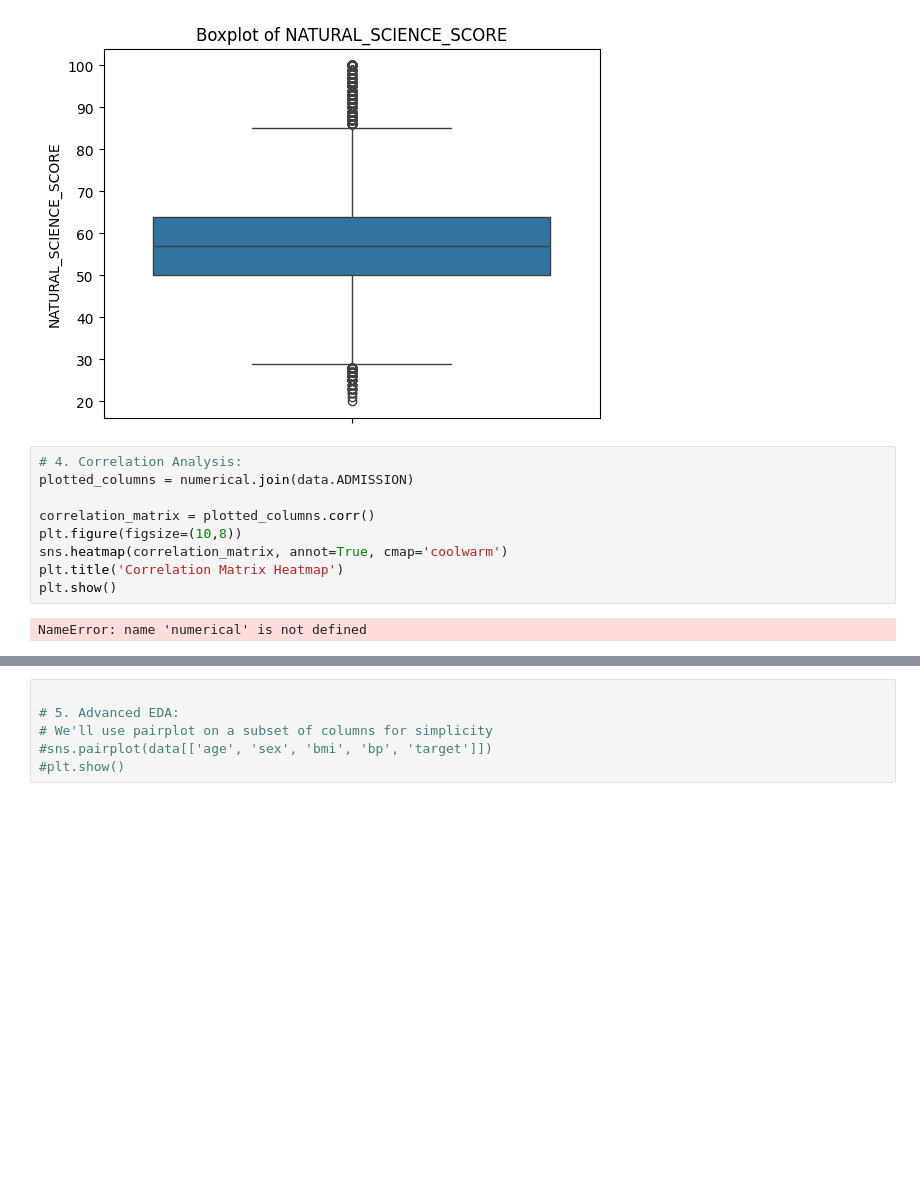
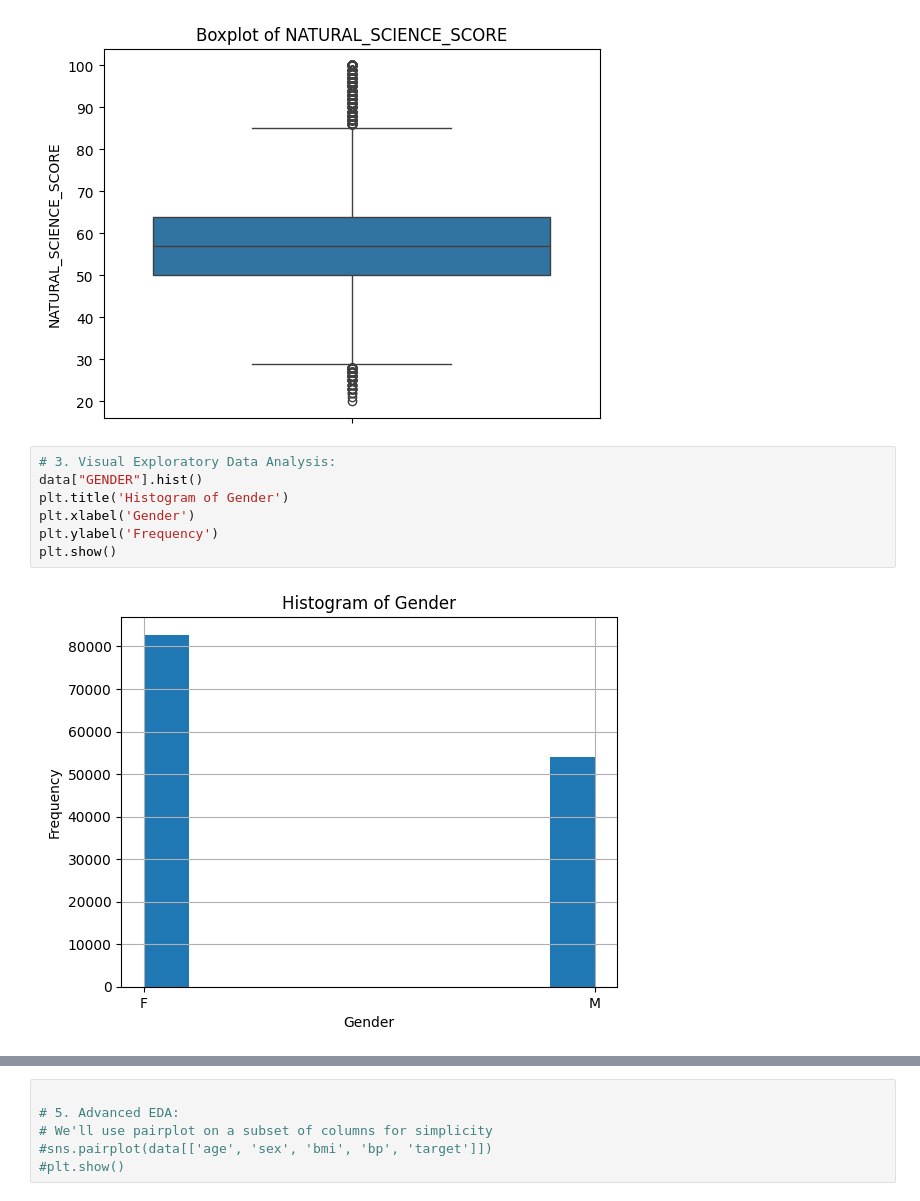
Before and after one commit to SinglePaper/Methods4RAI_Group5, a Jupyter notebook: Practical_1_EDA 1.ipynb, the cells around one changed output, grey strips where cells are left out. Cells and saved outputs as stored; diff of their text form; blank space fills up the shorter version.

Commit message:
Update Practical_1_EDA 1.ipynb
added histogram for admissions per gender

```diff
--- a/Practical_1_EDA 1.ipynb
+++ b/Practical_1_EDA 1.ipynb
@@ -110,14 +149,12 @@ plt.show()
 # %% [output]
 [figure]
 [figure]
-# %%
-# 4. Correlation Analysis:
-plotted_columns = numerical.join(data.ADMISSION)
-
-correlation_matrix = plotted_columns.corr()
-plt.figure(figsize=(10,8))
-sns.heatmap(correlation_matrix, annot=True, cmap='coolwarm')
-plt.title('Correlation Matrix Heatmap')
-plt.show()
-# %% [output]
-NameError: name 'numerical' is not defined
+# %%
+# 3. Visual Exploratory Data Analysis:
+data["GENDER"].hist()
+plt.title('Histogram of Gender')
+plt.xlabel('Gender')
+plt.ylabel('Frequency')
+plt.show()
+# %% [output]
+[figure, added]
```
Also changed, not shown: parts of 9 cells of this notebook.
